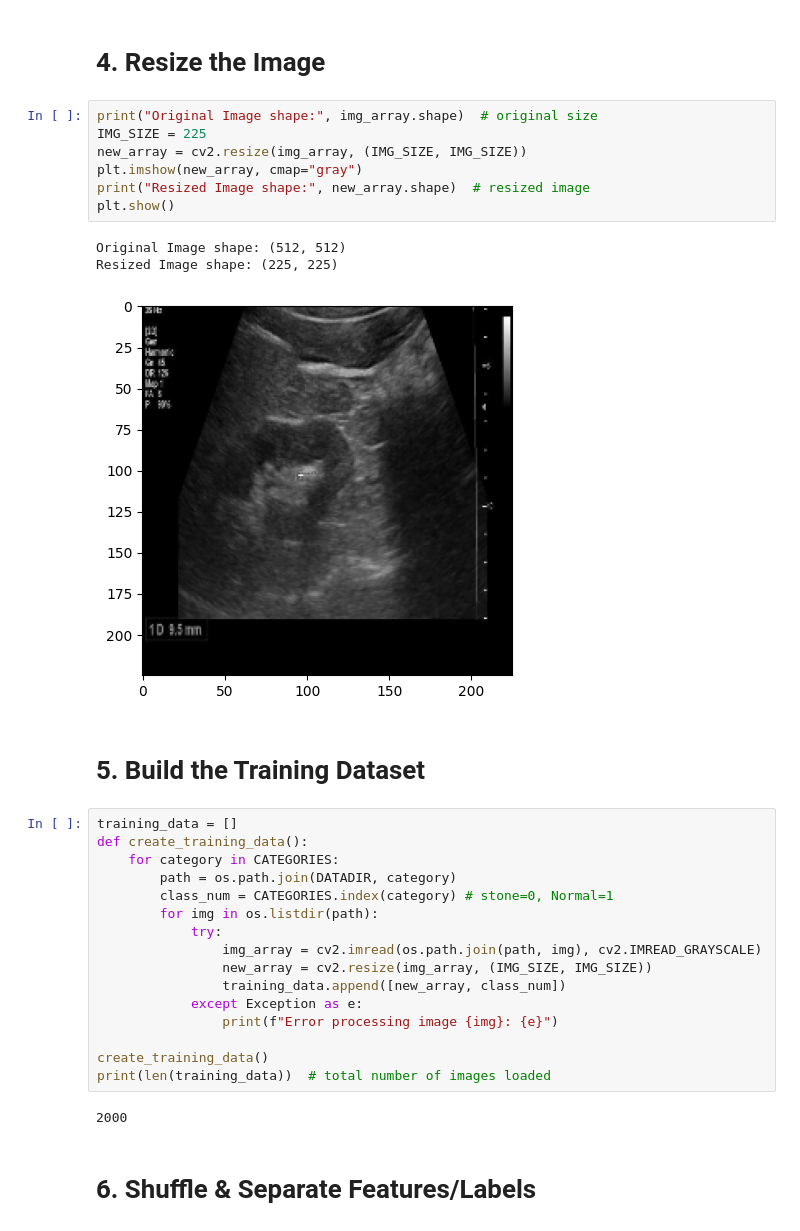
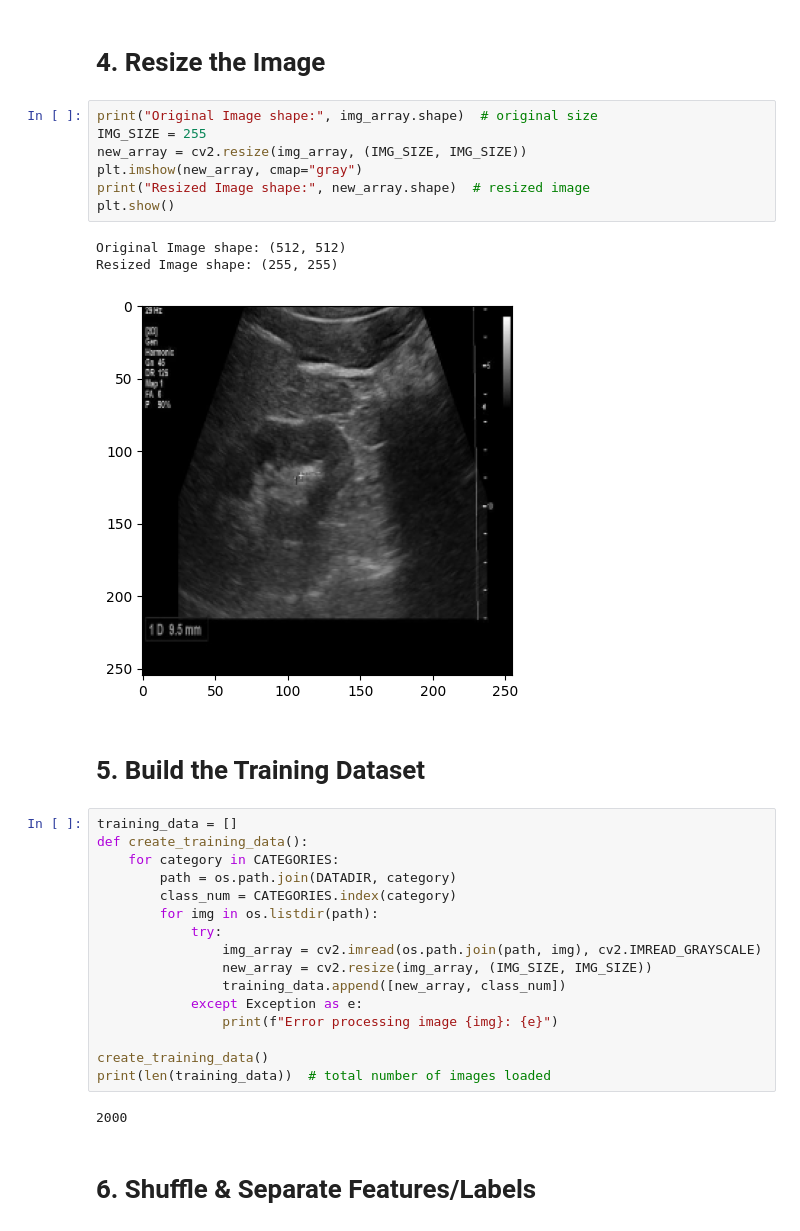
Before and after one commit to somayagalal/Kidney_stone_detection-, a Jupyter notebook: DL_Kidney_stone_detection.ipynb, the cells around one changed output. Drawn from its saved outputs; the diff is of its cells as text.

```diff
--- a/DL_Kidney_stone_detection.ipynb
+++ b/DL_Kidney_stone_detection.ipynb
@@ -42,15 +55,15 @@ for category in CATEGORIES:
 # 4. Resize the Image
 # %%
 print("Original Image shape:", img_array.shape)  # original size
-IMG_SIZE = 225
+IMG_SIZE = 255
 new_array = cv2.resize(img_array, (IMG_SIZE, IMG_SIZE))
 plt.imshow(new_array, cmap="gray")
 print("Resized Image shape:", new_array.shape)  # resized image
 plt.show()
 # %% [output]
 Original Image shape: (512, 512)
-Resized Image shape: (225, 225)
+Resized Image shape: (255, 255)
-[figure, old version]
+[figure, new version]
 # %% [markdown]
 # 5. Build the Training Dataset
 # %%
@@ -58,7 +71,7 @@ training_data = []
 def create_training_data():
     for category in CATEGORIES:
         path = os.path.join(DATADIR, category)
-        class_num = CATEGORIES.index(category) # stone=0, Normal=1
+        class_num = CATEGORIES.index(category)
         for img in os.listdir(path):
             try:
                 img_array = cv2.imread(os.path.join(path, img), cv2.IMREAD_GRAYSCALE)
```
Also changed, not shown: parts of 70 cells of this notebook, 3 other files.
